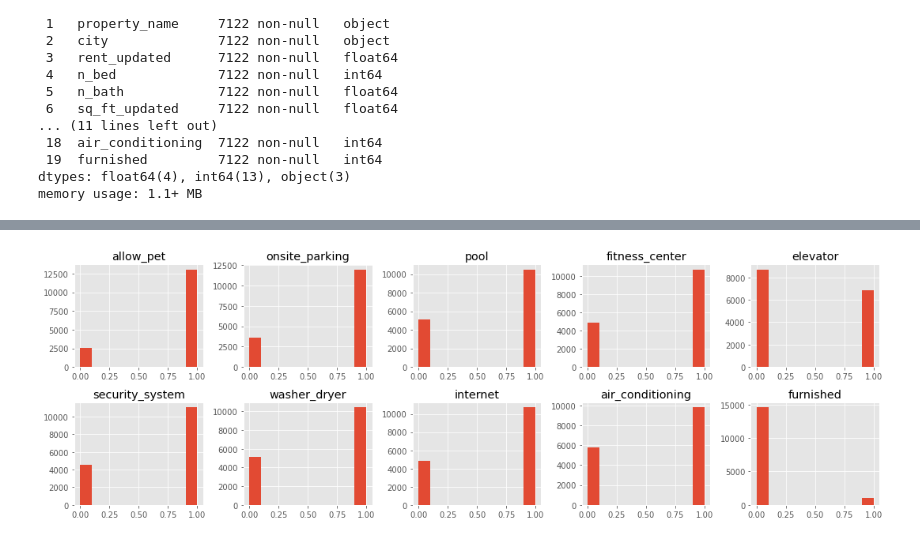
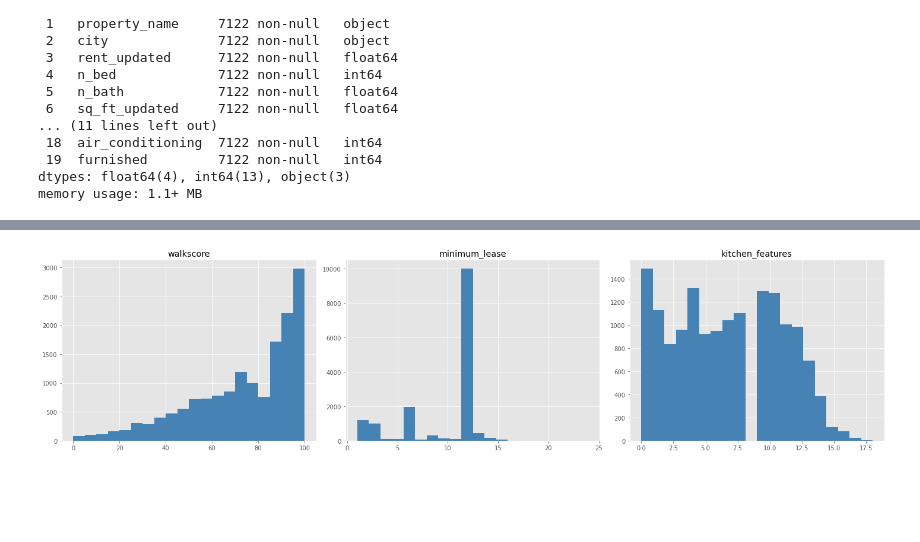
Before and after one commit to yenholaivy/CaliforniaRentalValueEstimation, a Jupyter notebook: data-analysis/apt_analysis.ipynb, the cells around one changed output, grey strips where cells are left out. Saved outputs shown, nothing was run; the diff lists cells and outputs as text; code cells hidden in the pictures; blank space fills up the shorter version.

```diff
--- a/data-analysis/apt_analysis.ipynb
+++ b/data-analysis/apt_analysis.ipynb
@@ -149,0 +152,23 @@ binary_data = data[['allow_pet', 'onsite_parking', 'pool', 'fitness_center', 'el
+# %%
+bed_group = data.groupby('n_bed')
+
+names = ['Studio', '1 bed', '2 beds', '3 beds', '4 beds', '5 beds', '6 beds', '7 beds']
+bed_mean = []
+bed_std = []
+
+for bed_num, bed_data in bed_group:
+    bed_mean.append(bed_data.rent_updated.mean())
+    bed_std.append(bed_data.rent_updated.std())
+
+fig, ax = plt.subplots(figsize = (8,5))
+
+x = np.arange(8)
+ax.plot(x, bed_mean, label = 'Mean')
+ax.scatter(x, bed_mean)
+ax.plot(x, bed_std, label = 'Standard Deviation')
+ax.scatter(x, bed_std)
+ax.yaxis.set_major_formatter('${x:1.2f}')
+ax.set_ylabel('Price')
+ax.set_xticks(np.arange(8))
+ax.set_xticklabels(names)
+ax.legend()
@@ -149,0 +178,11 @@ binary_data = data[['allow_pet', 'onsite_parking', 'pool', 'fitness_center', 'el
+# %%
+binary_data = data[['allow_pet', 'onsite_parking', 'pool', 'fitness_center', 'elevator',
+      'security_system', 'washer_dryer', 'internet','air_conditioning', 'furnished']]
+
+fig,axs = plt.subplots(2,5,figsize = (15,5))
+for i, ax in enumerate(axs.flatten()):
+    data_count = data[binary_data.columns[i]].value_counts().sort_index()
+    ax.bar(['No', 'Yes'], data_count, width = 0.2, color = 'steelblue')
+    ax.set_title(binary_data.columns[i])
+
+fig.tight_layout()
@@ -150,9 +191,11 @@ binary_data = data[['allow_pet', 'onsite_parking', 'pool', 'fitness_center', 'el
 # %%
-fig,axs = plt.subplots(2,5,figsize = (15,5))
+numeric_data = data[[ 'walkscore','minimum_lease','kitchen_features']]
+
+fig,axs = plt.subplots(1,3,figsize = (20,5))
 for i, ax in enumerate(axs.flatten()):
-    ax.hist(data[binary_data.columns[i]])
-    ax.set_title(binary_data.columns[i])
+    ax.hist(numeric_data[numeric_data.columns[i]], color = 'steelblue', bins = 20)
+    ax.set_title(numeric_data.columns[i])
 
 fig.tight_layout()
 # %% [output]
-[figure, old version]
+[figure, new version]
```
Also changed, not shown: parts of 15 cells of this notebook, 1 other file.
